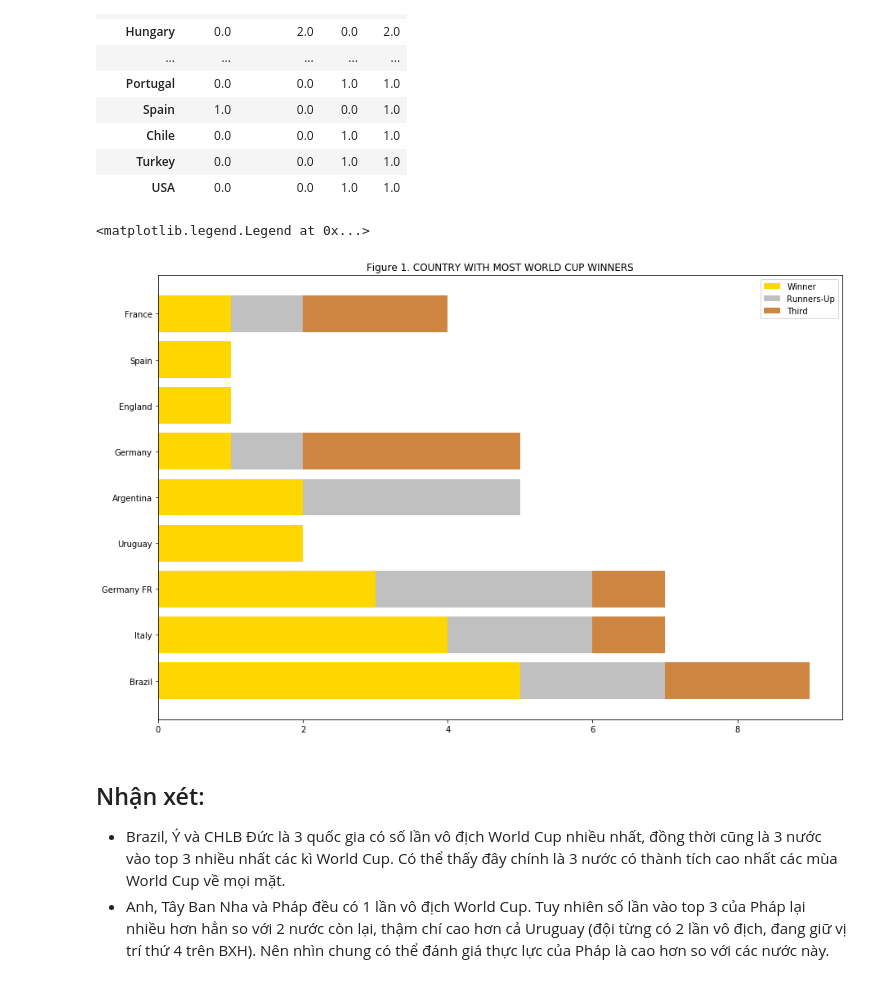
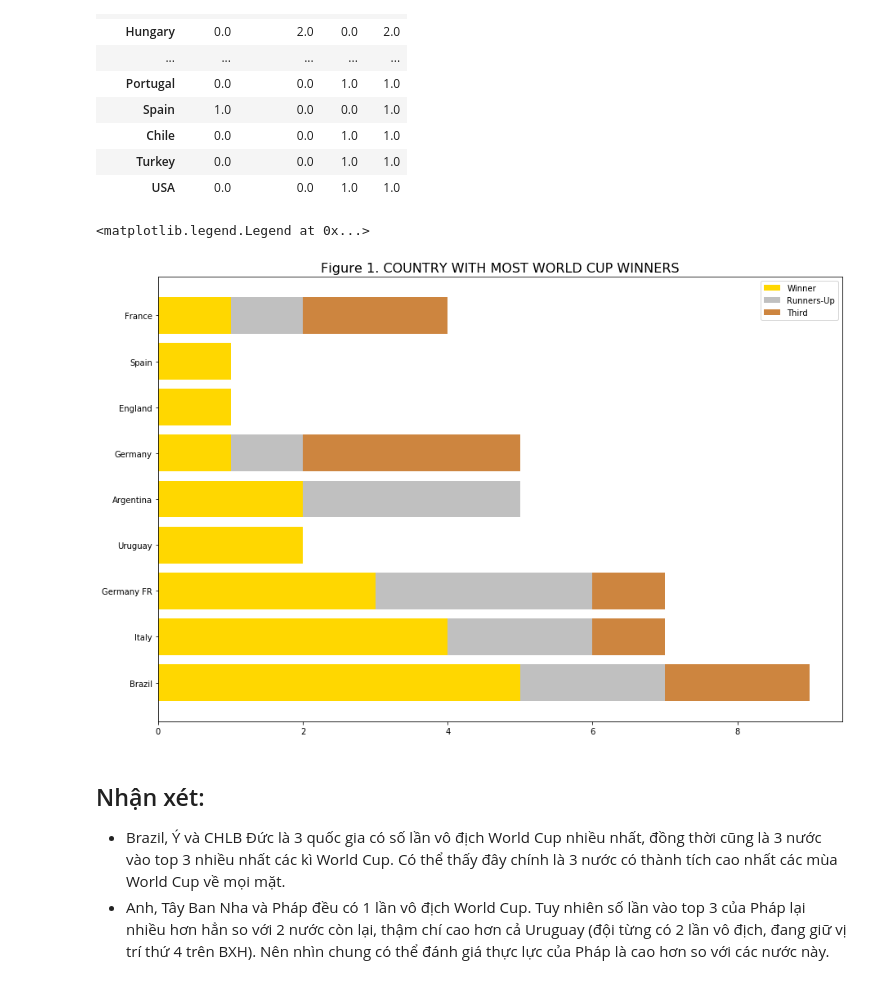
Before and after one commit to logacc99/LTKHDL_FinalProject, a Jupyter notebook: 1712174-NguyenGiaThuan.ipynb, the cells around one changed output. Drawn from its saved outputs; the diff is of its cells as text; code cells hidden in the pictures.

```diff
--- a/1712174-NguyenGiaThuan.ipynb
+++ b/1712174-NguyenGiaThuan.ipynb
@@ -187,14 +189,14 @@ top3
 # %%
 fig, ax = plt.subplots(figsize = (15, 10))
 tmp = top3.loc[championship, :]
 ax.barh(tmp.index, tmp['Winner'], color = 'gold', label = 'Winner')
 ax.barh(tmp.index, tmp['Runners-Up'], left = tmp['Winner'], color = 'silver', label = 'Runners-Up')
 ax.barh(tmp.index, tmp['Third'], left = tmp['Winner'] + tmp['Runners-Up'], color = 'peru', label = 'Third')
-ax.set_title('Figure 1. COUNTRY WITH MOST WORLD CUP WINNERS')
+ax.set_title('Figure 1. COUNTRY WITH MOST WORLD CUP WINNERS', fontsize = 16)
 ax.legend()
 # %% [output]
 <matplotlib.legend.Legend at 0x...>
-[figure, old version]
+[figure, new version]
 # %% [markdown]
 ## Nhận xét:
 - Brazil, Ý và CHLB Đức là 3 quốc gia có số lần vô địch World Cup nhiều nhất, đồng thời cũng là 3 nước vào top 3 nhiều nhất các kì World Cup. Có thể thấy đây chính là 3 nước có thành tích cao nhất các mùa World Cup về mọi mặt.
```
Also changed, not shown: parts of 8 cells of this notebook.
